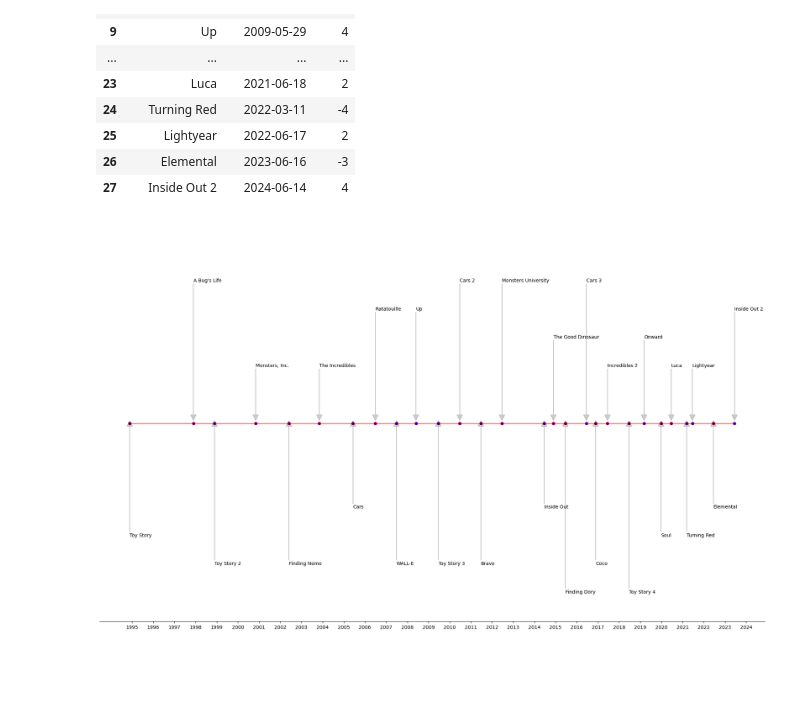
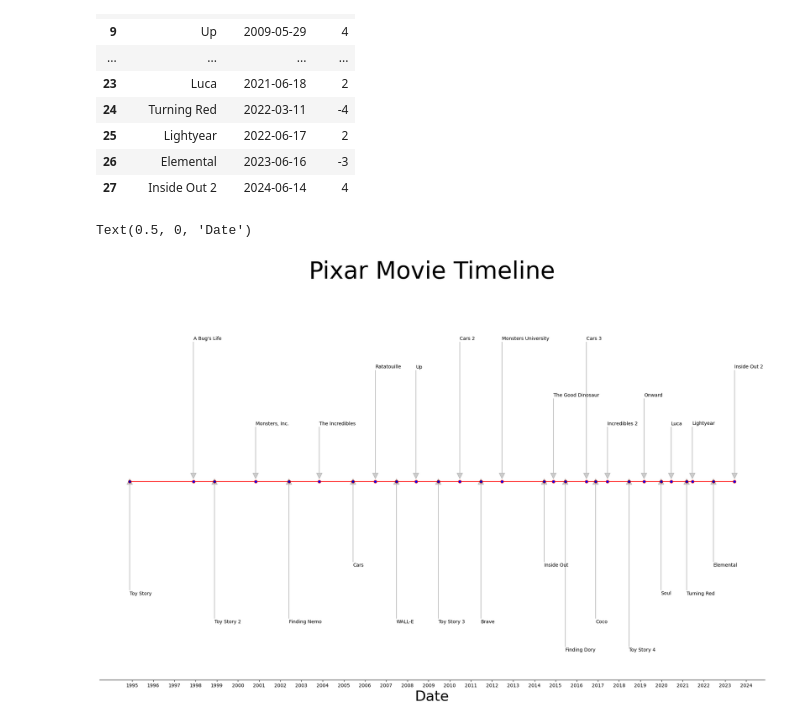
Before and after one commit to MWPerrineJr/data-mining, a Jupyter notebook: Week 2 Assignment.ipynb, the cells around one changed output. Cells and saved outputs as stored; diff of their text form; code cells hidden in the pictures; blank space fills up the shorter version.

Commit message:
add title and x label

```diff
--- a/Week 2 Assignment.ipynb
+++ b/Week 2 Assignment.ipynb
@@ -67,19 +67,22 @@ pixar_movies
 # %%
 fig, ax = plt.subplots(figsize=(25,15))
 
 ax.plot(pixar_movies.release_date, [0,]* len(pixar_movies), "-o", color="red", markerfacecolor="blue");
 
 ax.set_xticks(pd.date_range("1995-11-01", "2025-01-01", freq="ys"), range(1995,2025));
 
 ax.set_ylim(-7,7);
 
 for idx in range(len(pixar_movies)):
     film, release_date, level= pixar_movies["film"][idx],pixar_movies["release_date"][idx],pixar_movies["level"][idx]
     ax.annotate(film, xy=(release_date, 0.1), xytext=(release_date, level),
                 arrowprops=dict(color="black", width=0.5, alpha=0.2)
     );
 
 ax.spines[["left", "top", "right"]].set_visible(False);
 ax.yaxis.set_visible(False);
+ax.set_title("Pixar Movie Timeline", size=50)
+ax.set_xlabel("Date", size= 30)
 # %% [output]
+Text(0.5, 0, 'Date')
-[figure, old version]
+[figure, new version]
```
